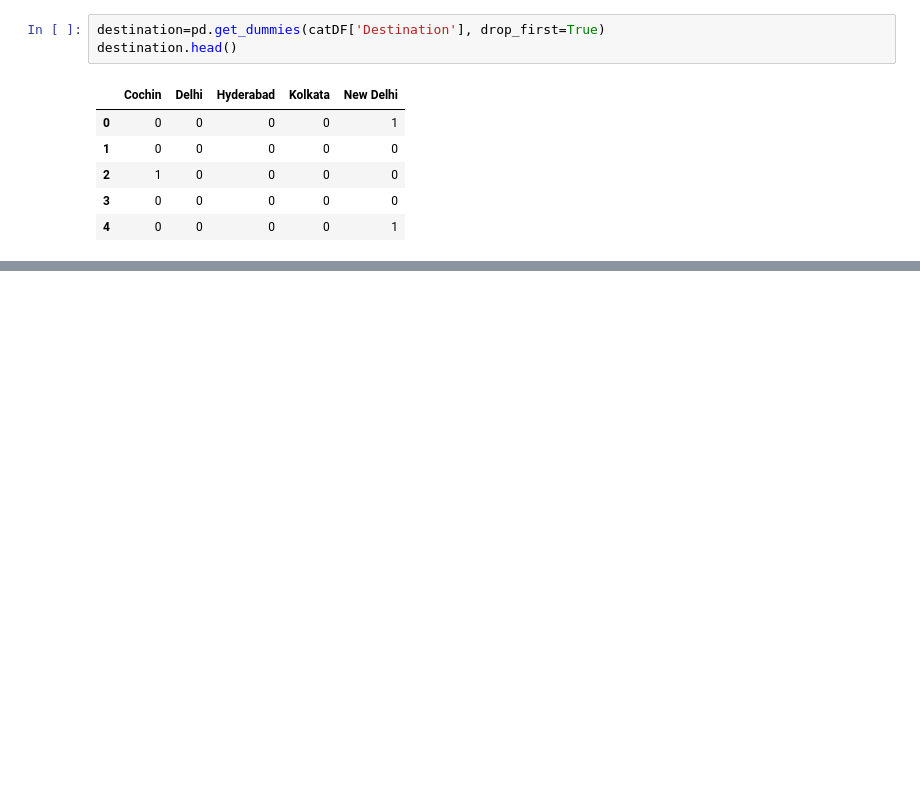
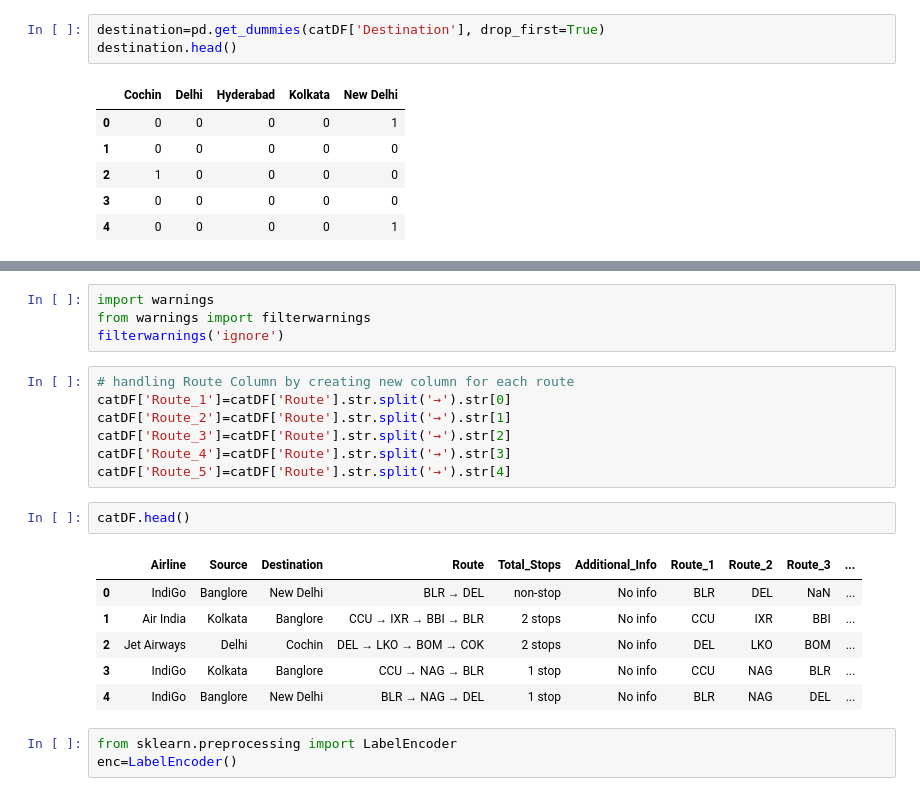
Before and after one commit to Rahul-shakya/Price-Prediction, a Jupyter notebook: flightPricePrediction.ipynb, the cells around one changed output, grey strips where cells are left out. Cells and saved outputs as stored; diff of their text form; blank space fills up the shorter version.

Commit message:
Route Colums handling

```diff
--- a/flightPricePrediction.ipynb
+++ b/flightPricePrediction.ipynb
@@ -341,0 +358,23 @@ destination.head()
+# %%
+import warnings
+from warnings import filterwarnings
+filterwarnings('ignore')
+# %%
+# handling Route Column by creating new column for each route
+catDF['Route_1']=catDF['Route'].str.split('→').str[0]
+catDF['Route_2']=catDF['Route'].str.split('→').str[1]
+catDF['Route_3']=catDF['Route'].str.split('→').str[2]
+catDF['Route_4']=catDF['Route'].str.split('→').str[3]
+catDF['Route_5']=catDF['Route'].str.split('→').str[4]
+# %%
+catDF.head()
+# %% [output]
+|  | Airline | Source | Destination | Route | Total_Stops | Additional_Info | Route_1 | Route_2 | Route_3 | ... |
+| 0 | IndiGo | Banglore | New Delhi | BLR → DEL | non-stop | No info | BLR | DEL | NaN | ... |
+| 1 | Air India | Kolkata | Banglore | CCU → IXR → BBI → BLR | 2 stops | No info | CCU | IXR | BBI | ... |
+| 2 | Jet Airways | Delhi | Cochin | DEL → LKO → BOM → COK | 2 stops | No info | DEL | LKO | BOM | ... |
+| 3 | IndiGo | Kolkata | Banglore | CCU → NAG → BLR | 1 stop | No info | CCU | NAG | BLR | ... |
+| 4 | IndiGo | Banglore | New Delhi | BLR → NAG → DEL | 1 stop | No info | BLR | NAG | DEL | ... |
+# %%
+from sklearn.preprocessing import LabelEncoder
+enc=LabelEncoder()
```
Also changed, not shown: parts of 4 cells of this notebook.
